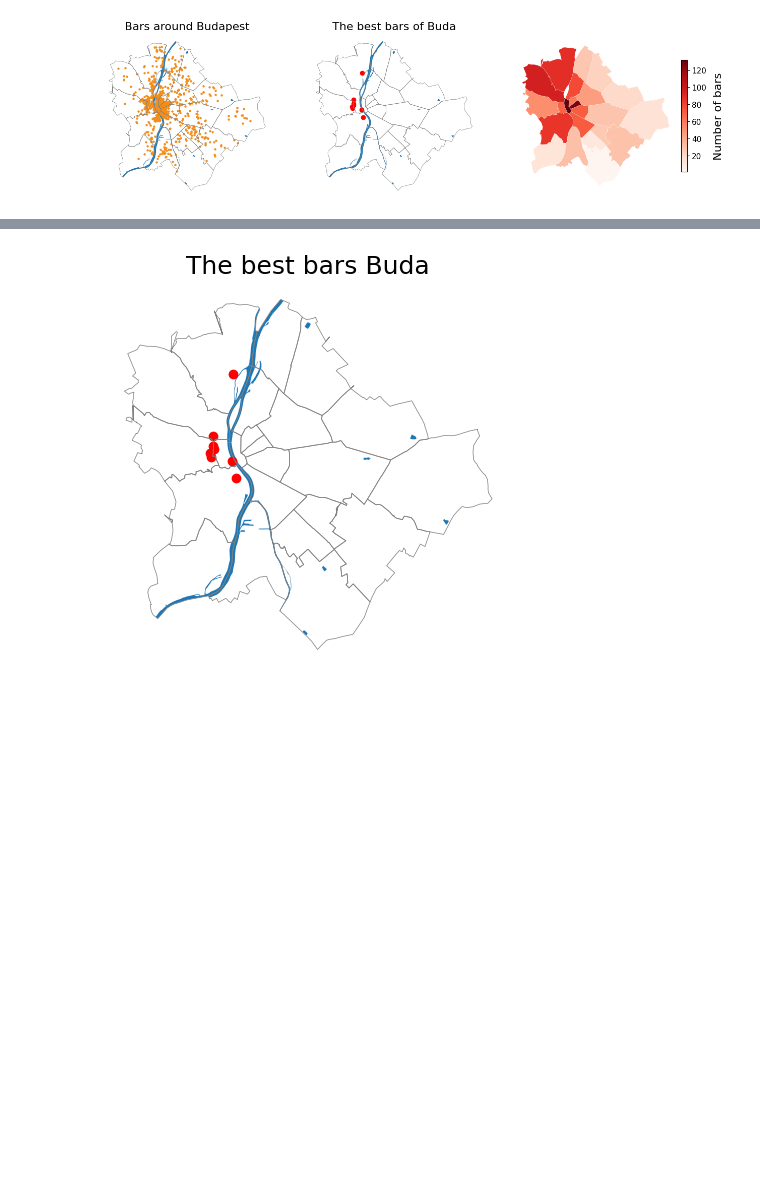
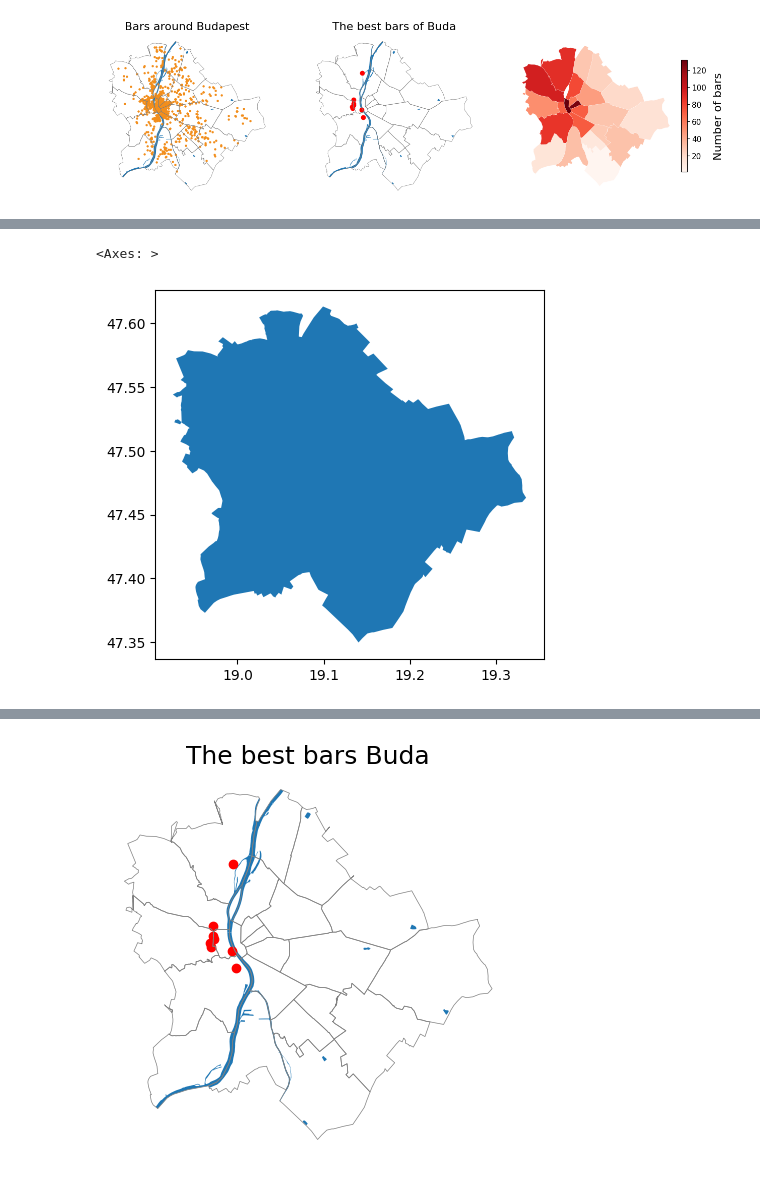
Before and after one commit to sandorjuhasz/geoDS_guest_lectures, a Jupyter notebook: code/part1_geoDS_intro_to_geographic_data.ipynb, the cells around one changed output, grey strips where cells are left out. Cells and saved outputs as stored; diff of their text form; code cells hidden in the pictures; blank space fills up the shorter version.

```diff
--- a/code/part1_geoDS_intro_to_geographic_data.ipynb
+++ b/code/part1_geoDS_intro_to_geographic_data.ipynb
@@ -17,0 +57,6 @@ Better bars in Buda?  Which district is worth going out in?
+# %%
+# check out how this 'POLYGON' looks like
+bp_shape.plot()
+# %% [output]
+<Axes: >
+[figure, added]
```
Also changed, not shown: parts of 45 cells of this notebook.
